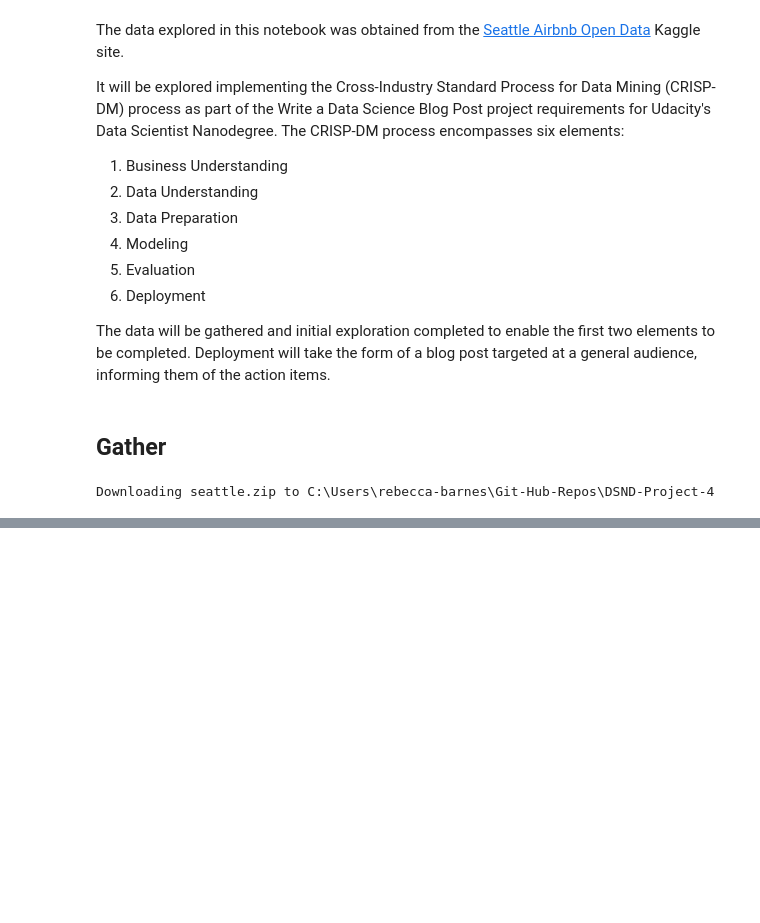
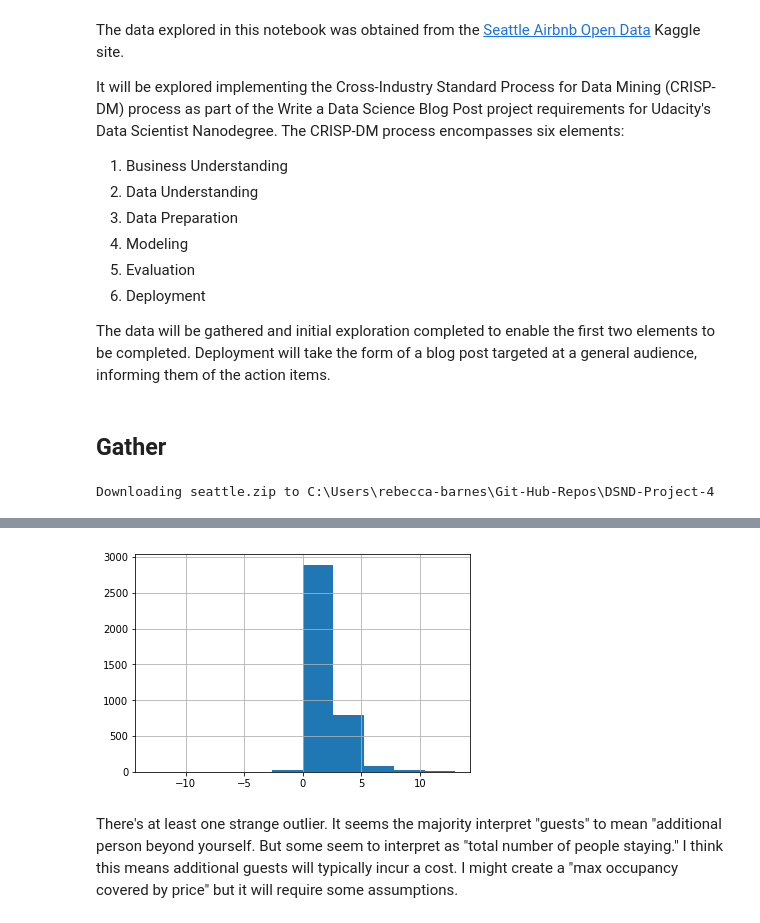
Before and after one commit to rebeccaebarnes/DSND-Project-4, a Jupyter notebook: seattle_airbnb_exploration.ipynb, the cells around one changed output, grey strips where cells are left out. Drawn from its saved outputs; the diff is of its cells as text; code cells hidden in the pictures; blank space fills up the shorter version.

```diff
--- a/seattle_airbnb_exploration.ipynb
+++ b/seattle_airbnb_exploration.ipynb
@@ -44,0 +47,5 @@ with ZipFile('seattle.zip', 'r') as zip_file:
+# %%
+# Read in files
+calendar = pd.read_csv('calendar.csv')
+listings = pd.read_csv('listings.csv')
+reviews = pd.read_csv('reviews.csv')
@@ -44,0 +415,5 @@ with ZipFile('seattle.zip', 'r') as zip_file:
+# %%
+# Explore meaning of guests_included
+guests = listings[['accommodates', 'guests_included']].copy()
+guests['diff'] = listings.accommodates - listings.guests_included
+guests.head()
@@ -44,0 +439,6 @@ with ZipFile('seattle.zip', 'r') as zip_file:
+# %%
+guests['diff'].hist();
+# %% [output]
+[figure, added]
+# %% [markdown]
+There's at least one strange outlier. It seems the majority interpret "guests" to mean "additional person beyond yourself. But some seem to interpret as "total number of people staying." I think this means additional guests will typically incur a cost. I might create a "max occupancy covered by price" but it will require some assumptions.
```
Also changed, not shown: parts of 83 cells of this notebook.
